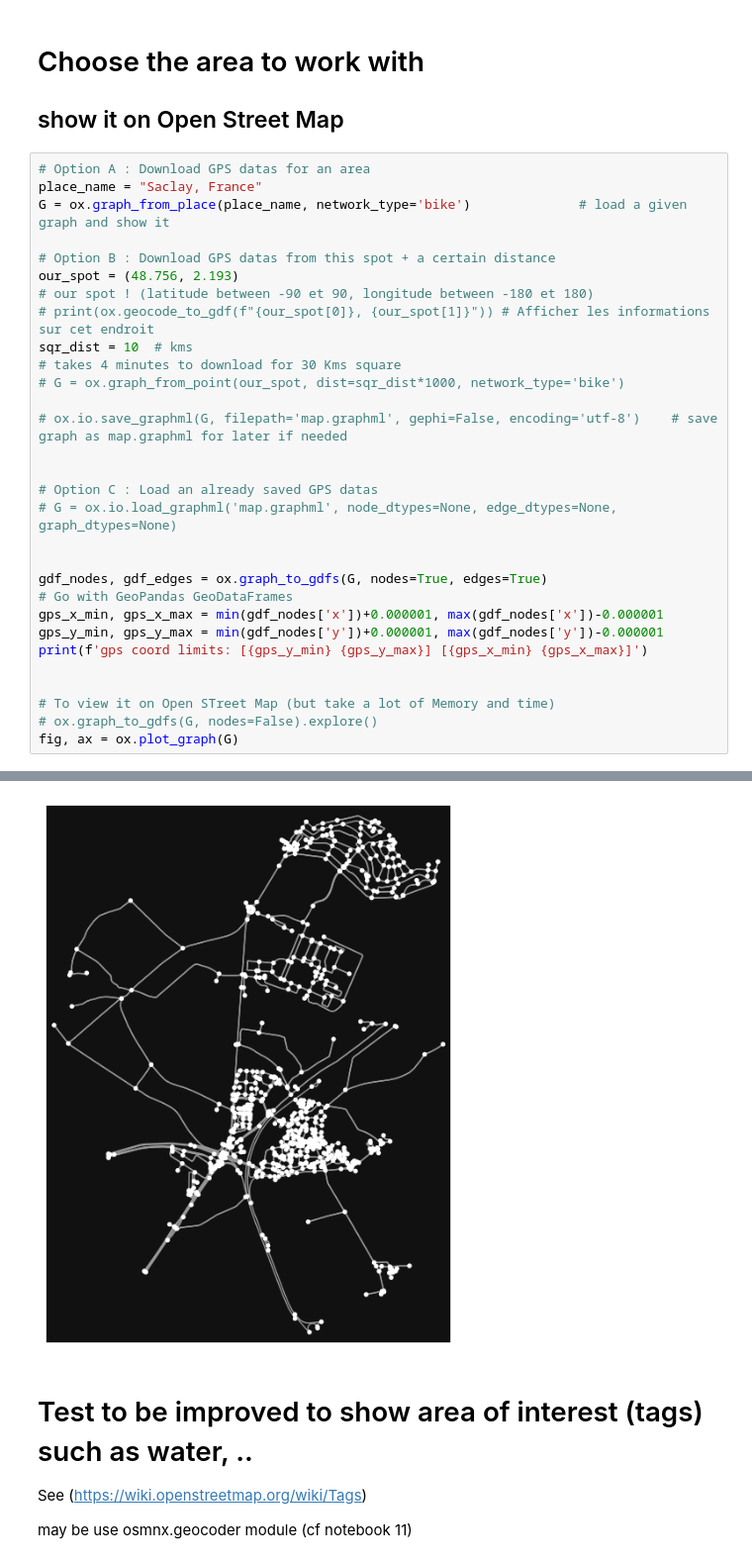
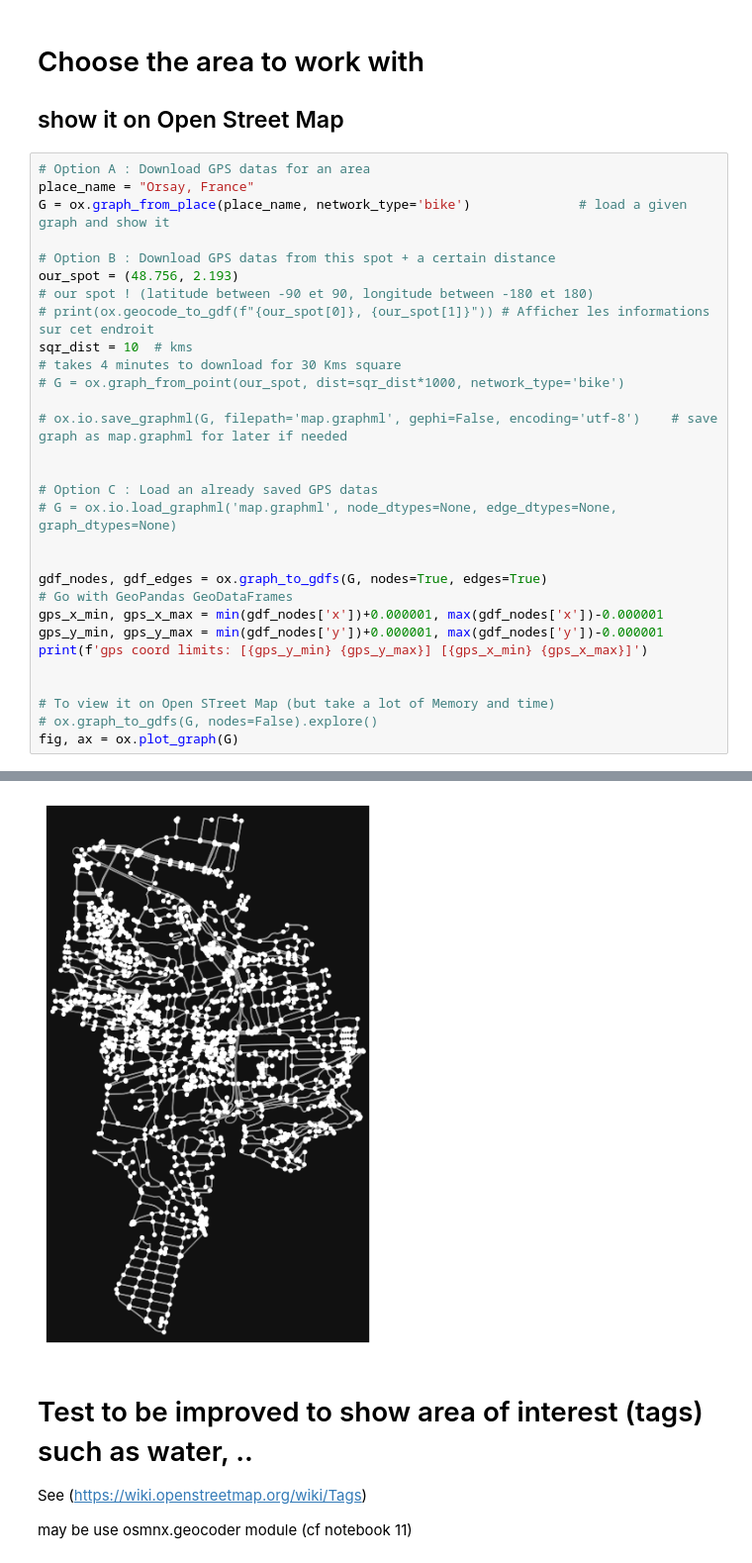
Before and after one commit to dcompara/bike-routing-core, a Jupyter notebook: optimizing_roads.ipynb, the cells around one changed output, grey strips where cells are left out. Shown at 99% size. Cells and saved outputs as stored; diff of their text form.

```diff
--- a/optimizing_roads.ipynb
+++ b/optimizing_roads.ipynb
@@ -50,7 +50,7 @@ from graph_utils import *  # our functions
 ## show it on Open Street Map
 # %%
 # Option A : Download GPS datas for an area
-place_name = "Saclay, France"
+place_name = "Orsay, France"
 G = ox.graph_from_place(place_name, network_type='bike')              # load a given graph and show it
 
 # Option B : Download GPS datas from this spot + a certain distance
@@ -80,4 +80,4 @@ gps coord limits: [48.7154728 48.7576393] [2.1415404000000002 2.1901534999999996
-[figure, old version]
+[figure, new version]
 # %% [markdown]
 # Test to be improved to show area of interest (tags) such as water, ..
 
```
Also changed, not shown: parts of 9 cells of this notebook, 10 other files.
